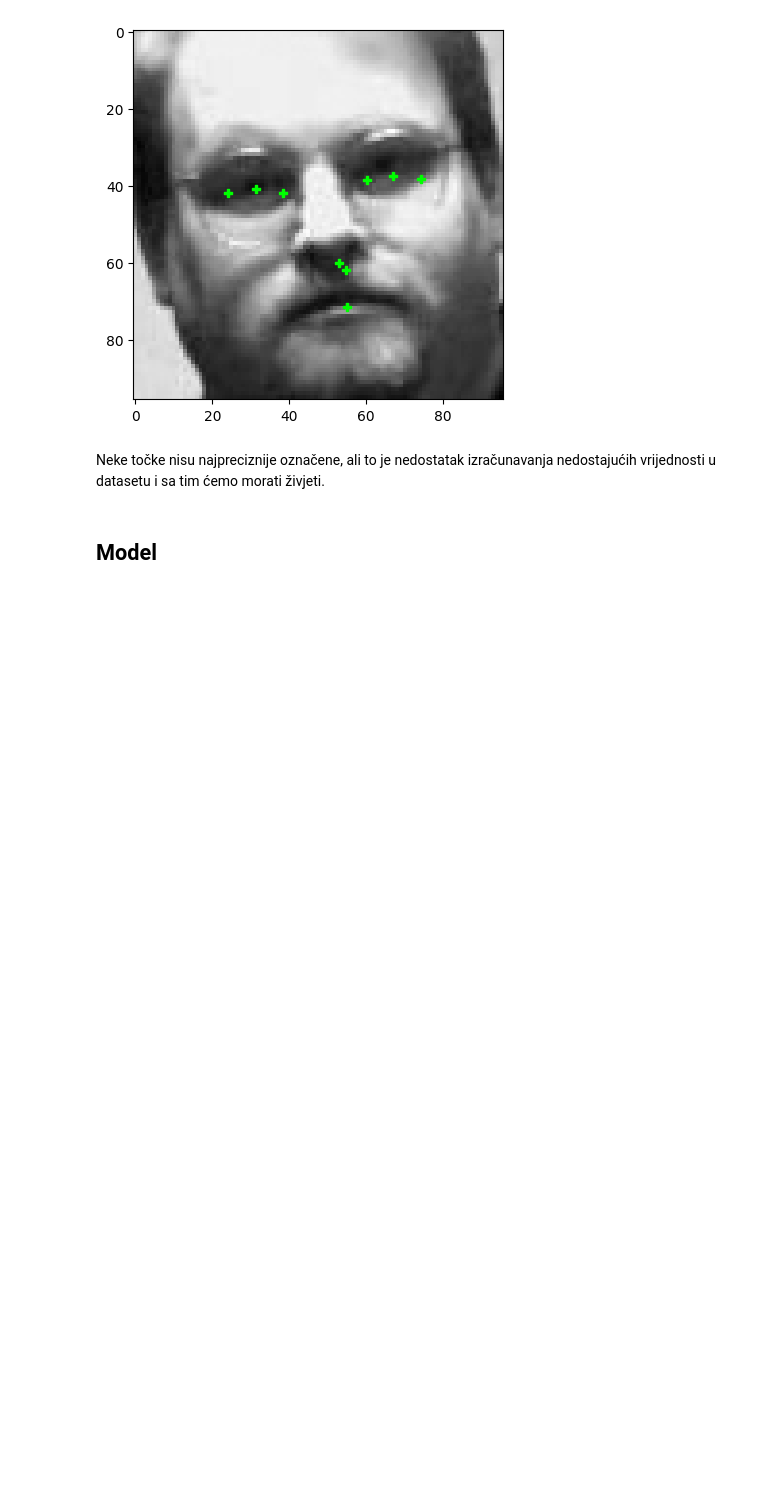
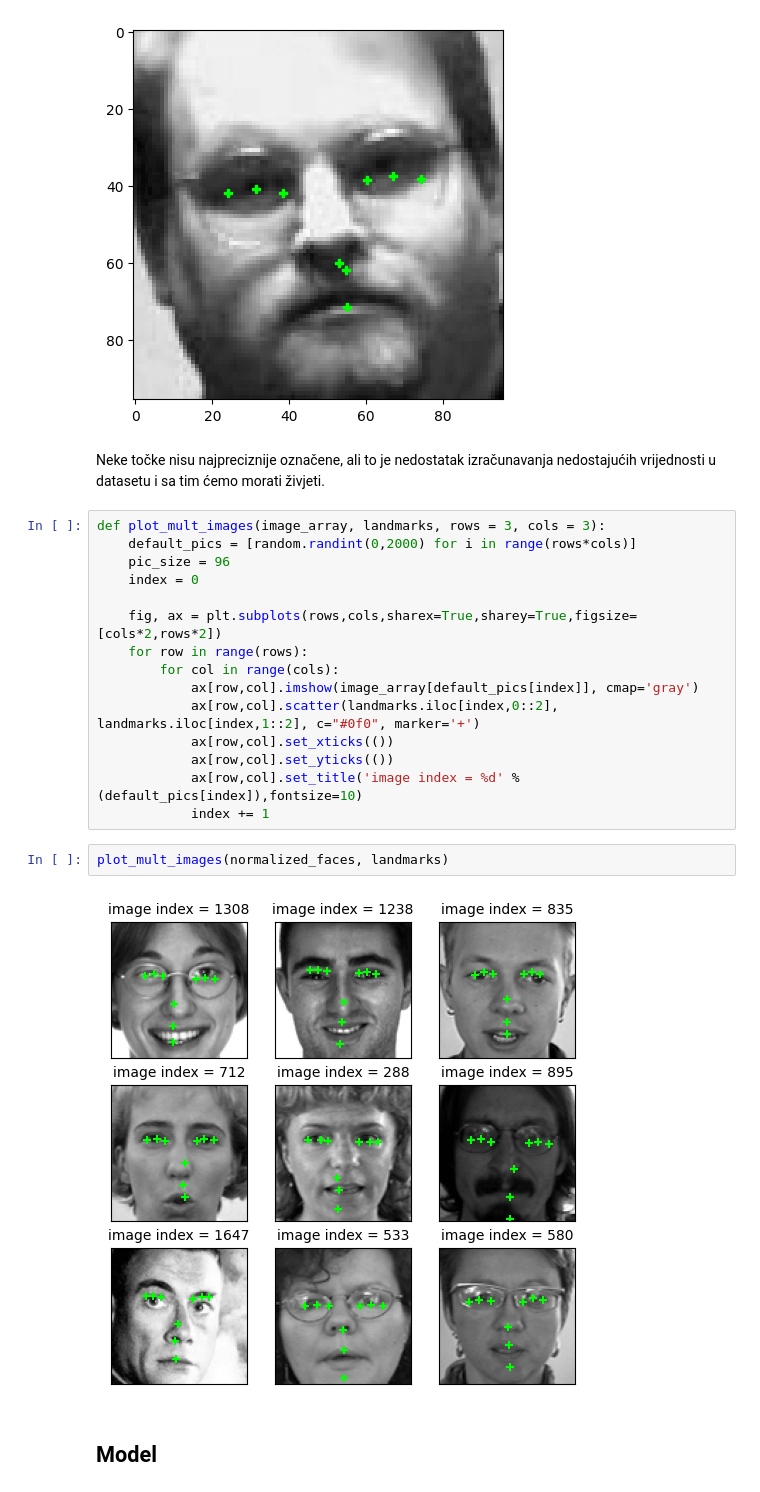
Before and after one commit to tonipolanec/Facial-landmarks-detection-system, a Jupyter notebook: code/project_progress.ipynb, the cells around one changed output. Cells and saved outputs as stored; diff of their text form; blank space fills up the shorter version.

```diff
--- a/code/project_progress.ipynb
+++ b/code/project_progress.ipynb
@@ -373,6 +397,25 @@ plot_image(normalized_faces, landmarks, 5000)
 [figure]
 # %% [markdown]
 Neke točke nisu najpreciznije označene, ali to je nedostatak izračunavanja nedostajućih vrijednosti u datasetu i sa tim ćemo morati živjeti.
+# %%
+def plot_mult_images(image_array, landmarks, rows = 3, cols = 3):
+    default_pics = [random.randint(0,2000) for i in range(rows*cols)]
+    pic_size = 96
+    index = 0
+
+    fig, ax = plt.subplots(rows,cols,sharex=True,sharey=True,figsize=[cols*2,rows*2])
+    for row in range(rows):
+        for col in range(cols):
+            ax[row,col].imshow(image_array[default_pics[index]], cmap='gray')
+            ax[row,col].scatter(landmarks.iloc[index,0::2], landmarks.iloc[index,1::2], c="#0f0", marker='+')
+            ax[row,col].set_xticks(())
+            ax[row,col].set_yticks(())
+            ax[row,col].set_title('image index = %d' %(default_pics[index]),fontsize=10)
+            index += 1
+# %%
+plot_mult_images(normalized_faces, landmarks)
+# %% [output]
+[figure, added]
 # %% [markdown]
 ## Model
 # %% [markdown]
```
Also changed, not shown: parts of 20 cells of this notebook, 9 other files.
